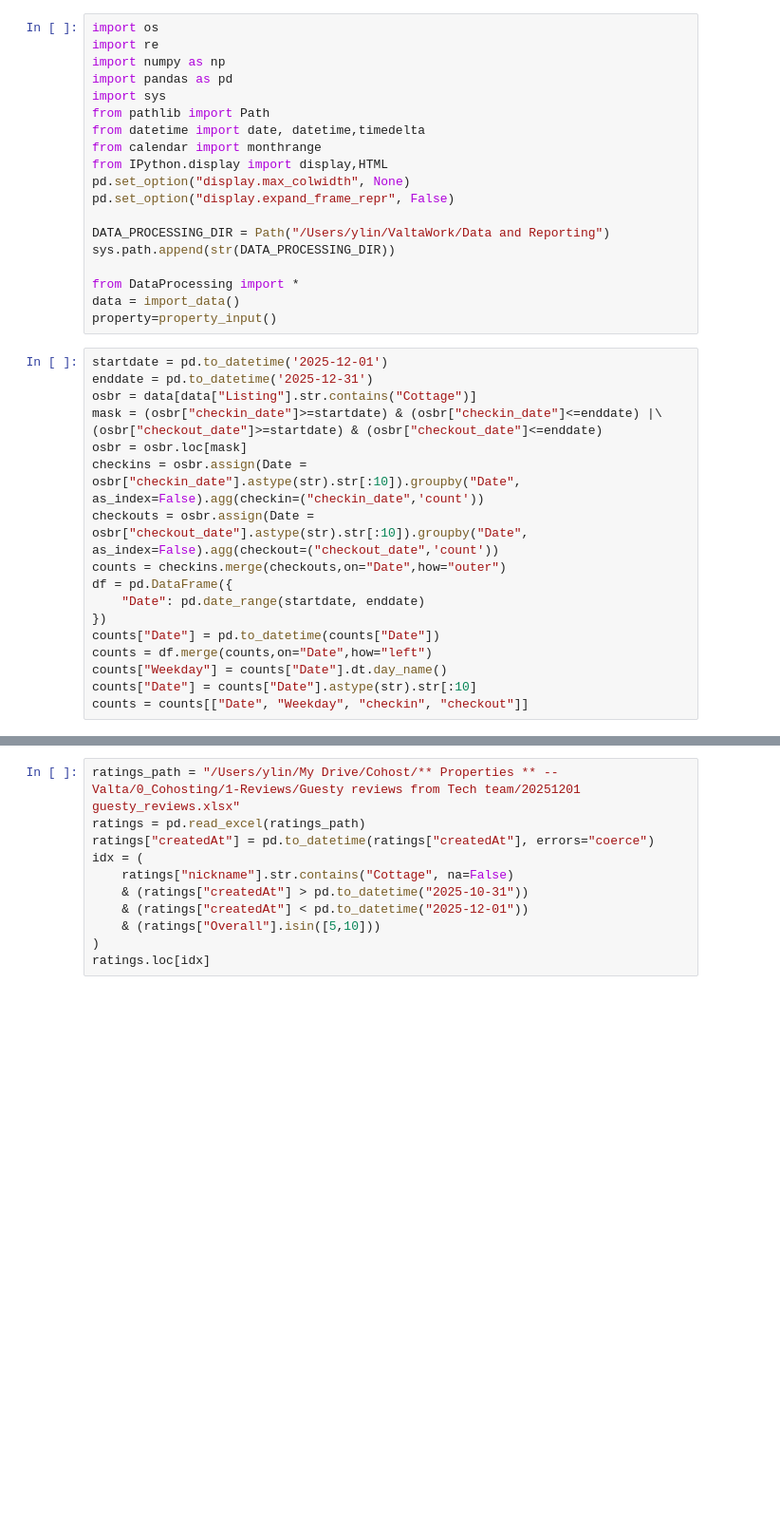
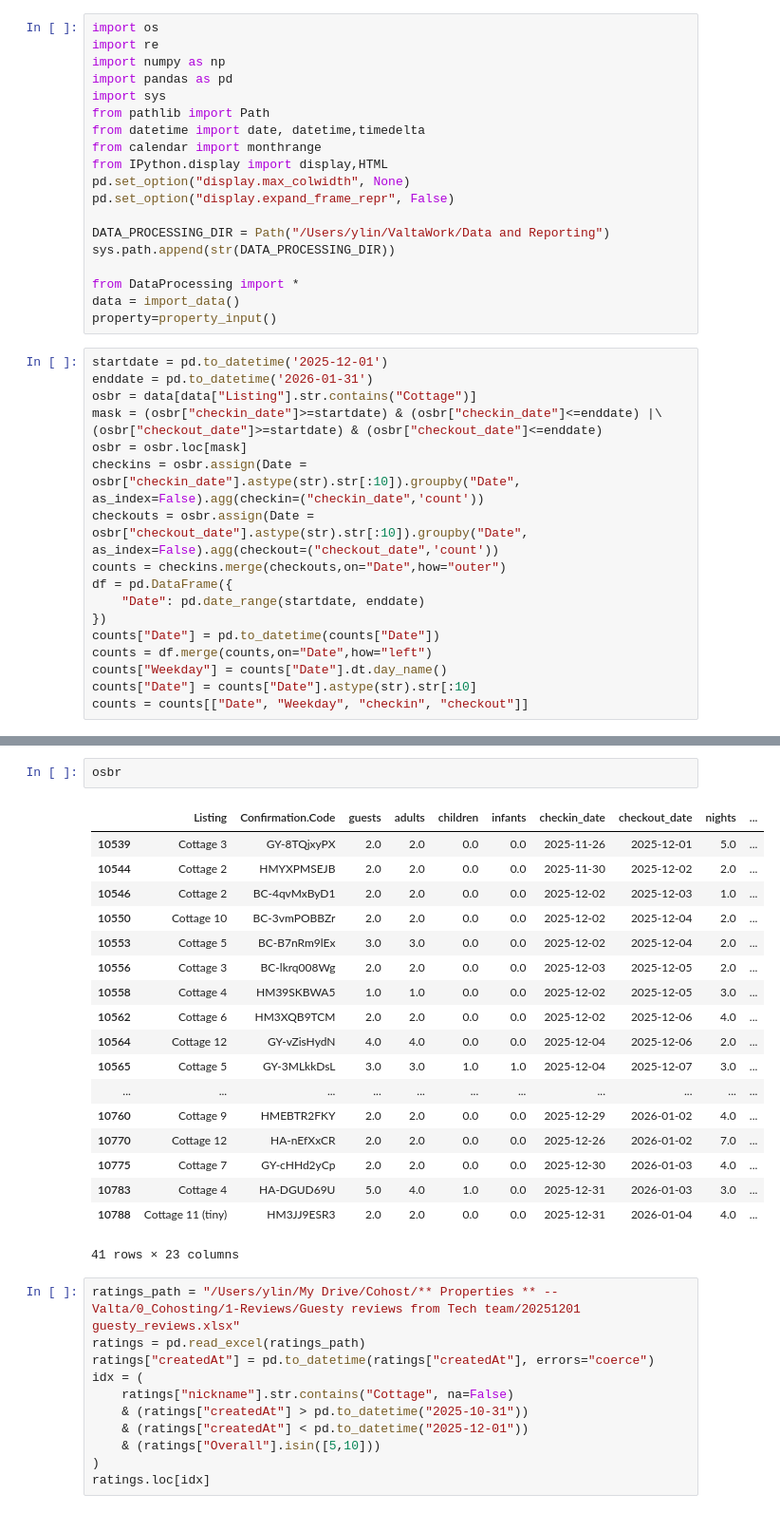
Before and after one commit to ylin2016/ValtaWork, a Jupyter notebook: EmployeeCohostCompensation/OSBR_booking_BrittanyCheck.ipynb, the cells around one changed output, grey strips where cells are left out. Shown at 95% size. Cells and saved outputs as stored; diff of their text form; blank space fills up the shorter version.

```diff
--- a/EmployeeCohostCompensation/OSBR_booking_BrittanyCheck.ipynb
+++ b/EmployeeCohostCompensation/OSBR_booking_BrittanyCheck.ipynb
@@ -19,7 +19,7 @@ data = import_data()
 property=property_input()
 # %%
 startdate = pd.to_datetime('2025-12-01')
-enddate = pd.to_datetime('2025-12-31')
+enddate = pd.to_datetime('2026-01-31')
 osbr = data[data["Listing"].str.contains("Cottage")]
 mask = (osbr["checkin_date"]>=startdate) & (osbr["checkin_date"]<=enddate) |\
 (osbr["checkout_date"]>=startdate) & (osbr["checkout_date"]<=enddate)
@@ -45,3 +55,24 @@ counts.to_excel("/Users/ylin/My Drive/Cohost/Cohost Cleaner Compensation/Working
+# %%
+osbr
+# %% [output]
+|  | Listing | Confirmation.Code | guests | adults | children | infants | checkin_date | checkout_date | nights | ... |
+| 10539 | Cottage 3 | GY-8TQjxyPX | 2.0 | 2.0 | 0.0 | 0.0 | 2025-11-26 | 2025-12-01 | 5.0 | ... |
+| 10544 | Cottage 2 | HMYXPMSEJB | 2.0 | 2.0 | 0.0 | 0.0 | 2025-11-30 | 2025-12-02 | 2.0 | ... |
+| 10546 | Cottage 2 | BC-4qvMxByD1 | 2.0 | 2.0 | 0.0 | 0.0 | 2025-12-02 | 2025-12-03 | 1.0 | ... |
+| 10550 | Cottage 10 | BC-3vmPOBBZr | 2.0 | 2.0 | 0.0 | 0.0 | 2025-12-02 | 2025-12-04 | 2.0 | ... |
+| 10553 | Cottage 5 | BC-B7nRm9lEx | 3.0 | 3.0 | 0.0 | 0.0 | 2025-12-02 | 2025-12-04 | 2.0 | ... |
+| 10556 | Cottage 3 | BC-lkrq008Wg | 2.0 | 2.0 | 0.0 | 0.0 | 2025-12-03 | 2025-12-05 | 2.0 | ... |
+| 10558 | Cottage 4 | HM39SKBWA5 | 1.0 | 1.0 | 0.0 | 0.0 | 2025-12-02 | 2025-12-05 | 3.0 | ... |
+| 10562 | Cottage 6 | HM3XQB9TCM | 2.0 | 2.0 | 0.0 | 0.0 | 2025-12-02 | 2025-12-06 | 4.0 | ... |
+| 10564 | Cottage 12 | GY-vZisHydN | 4.0 | 4.0 | 0.0 | 0.0 | 2025-12-04 | 2025-12-06 | 2.0 | ... |
+| 10565 | Cottage 5 | GY-3MLkkDsL | 3.0 | 3.0 | 1.0 | 1.0 | 2025-12-04 | 2025-12-07 | 3.0 | ... |
+| ... | ... | ... | ... | ... | ... | ... | ... | ... | ... | ... |
+| 10760 | Cottage 9 | HMEBTR2FKY | 2.0 | 2.0 | 0.0 | 0.0 | 2025-12-29 | 2026-01-02 | 4.0 | ... |
+| 10770 | Cottage 12 | HA-nEfXxCR | 2.0 | 2.0 | 0.0 | 0.0 | 2025-12-26 | 2026-01-02 | 7.0 | ... |
+| 10775 | Cottage 7 | GY-cHHd2yCp | 2.0 | 2.0 | 0.0 | 0.0 | 2025-12-30 | 2026-01-03 | 4.0 | ... |
+| 10783 | Cottage 4 | HA-DGUD69U | 5.0 | 4.0 | 1.0 | 0.0 | 2025-12-31 | 2026-01-03 | 3.0 | ... |
+| 10788 | Cottage 11 (tiny) | HM3JJ9ESR3 | 2.0 | 2.0 | 0.0 | 0.0 | 2025-12-31 | 2026-01-04 | 4.0 | ... |
+41 rows × 23 columns
 # %%
 ratings_path = "/Users/ylin/My Drive/Cohost/** Properties ** -- Valta/0_Cohosting/1-Reviews/Guesty reviews from Tech team/20251201 guesty_reviews.xlsx"
 ratings = pd.read_excel(ratings_path)
```
Also changed, not shown: parts of 1 cell of this notebook, 8 other files.
